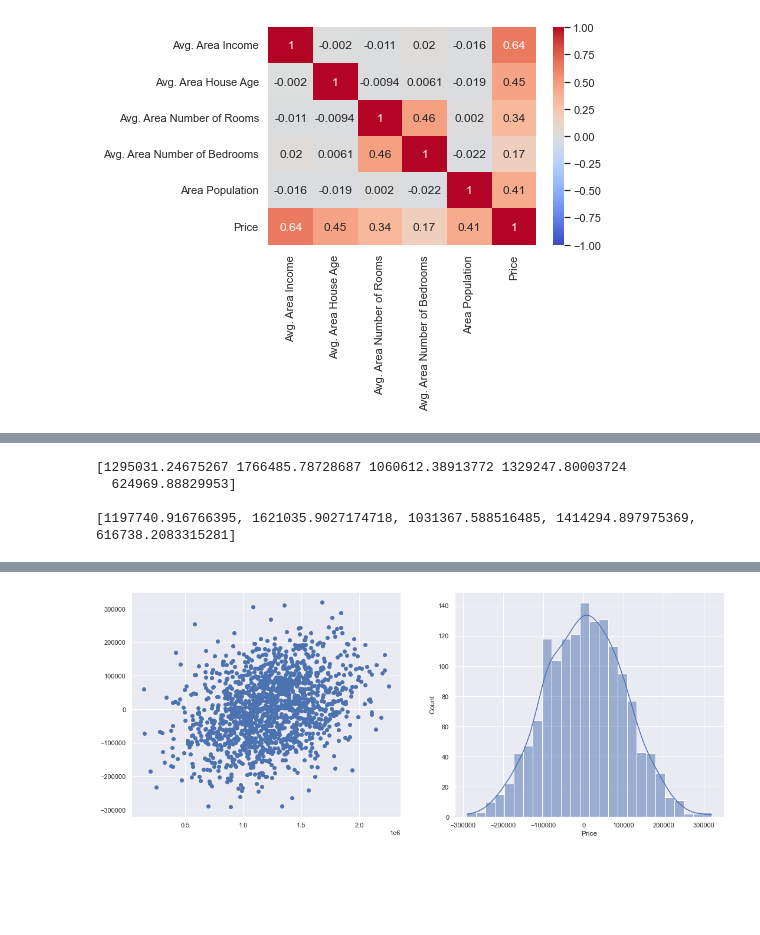
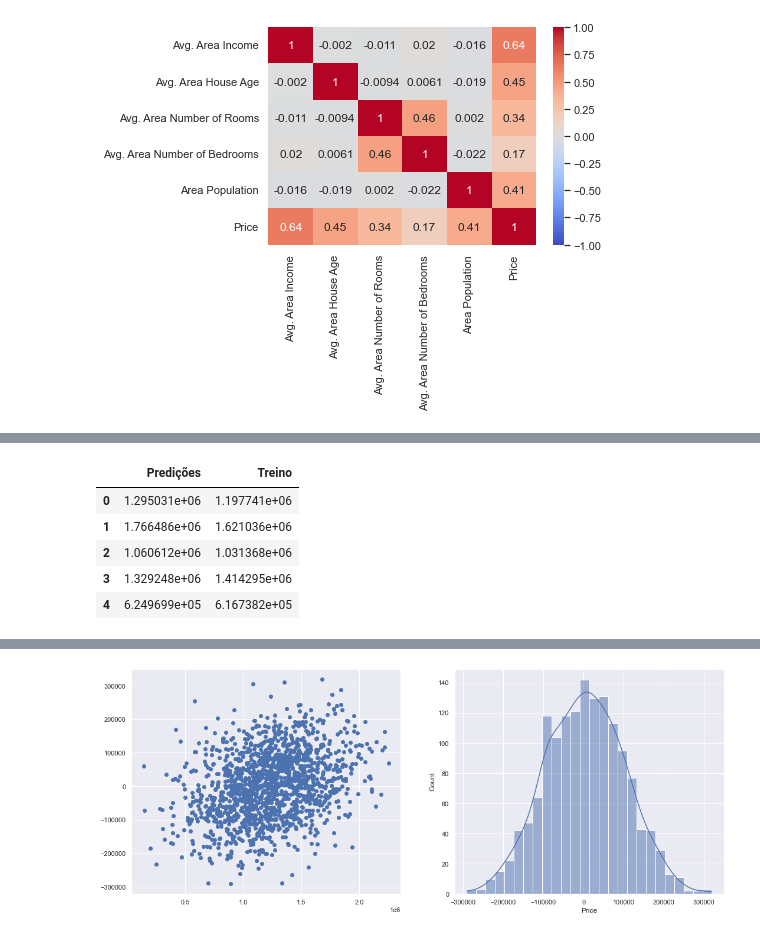
Before and after one commit to Gartarok/Bootcamp-Dados, a Jupyter notebook: DataScience/Case2/RegMultipla.ipynb, the cells around one changed output, grey strips where cells are left out. Cells and saved outputs as stored; diff of their text form; code cells hidden in the pictures; blank space fills up the shorter version.

```diff
--- a/DataScience/Case2/RegMultipla.ipynb
+++ b/DataScience/Case2/RegMultipla.ipynb
@@ -362,17 +325,17 @@ cross_validate(estimator=LinearRegression(), X=X_train1, y=y_train1,\
 # %%
 #Treinar o modelo
 lr1 = LinearRegression().fit(X_train1, y_train1)
 
 #Predições do modelo
 y_pred1 = lr1.predict(X_test1)
 
-#Cinco primeiras predições
-print(f'{y_pred1[:5]}\n')
-
-#Cinco primeiros do teste
-print(f'{list(y_test1[:5])}')
+#Cinco primeiras predições e de treino
+dataC = {'Predições': y_pred1[:5], 'Treino': list(y_test1[:5], )}
+pd.DataFrame.from_dict(dataC)
 # %% [output]
-[1295031.24675267 1766485.78728687 1060612.38913772 1329247.80003724
-  624969.88829953]
-
-[1197740.916766395, 1621035.9027174718, 1031367.588516485, 1414294.897975369, 616738.2083315281]
+|  | Predições | Treino |
+| 0 | 1.295031e+06 | 1.197741e+06 |
+| 1 | 1.766486e+06 | 1.621036e+06 |
+| 2 | 1.060612e+06 | 1.031368e+06 |
+| 3 | 1.329248e+06 | 1.414295e+06 |
+| 4 | 6.249699e+05 | 6.167382e+05 |
```
Also changed, not shown: parts of 24 cells of this notebook.
